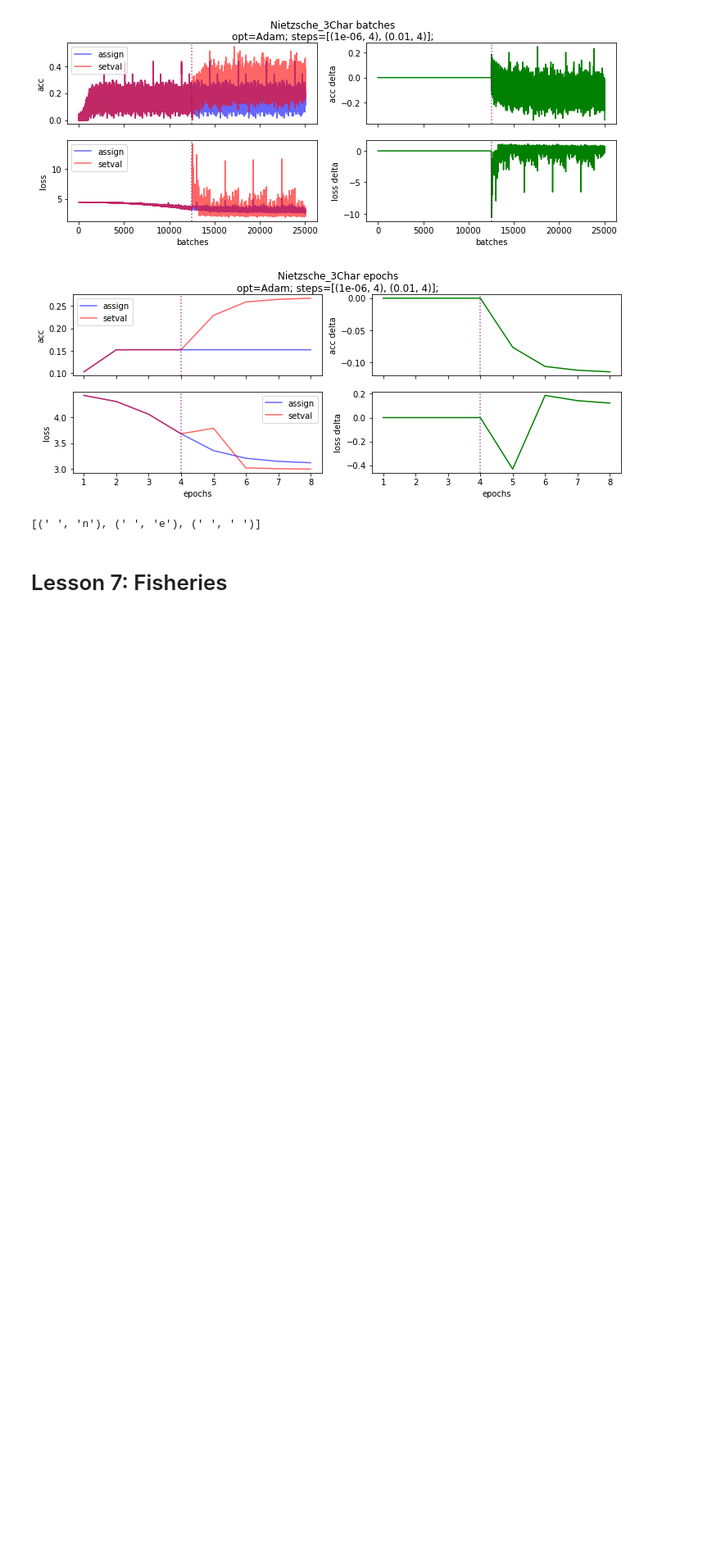
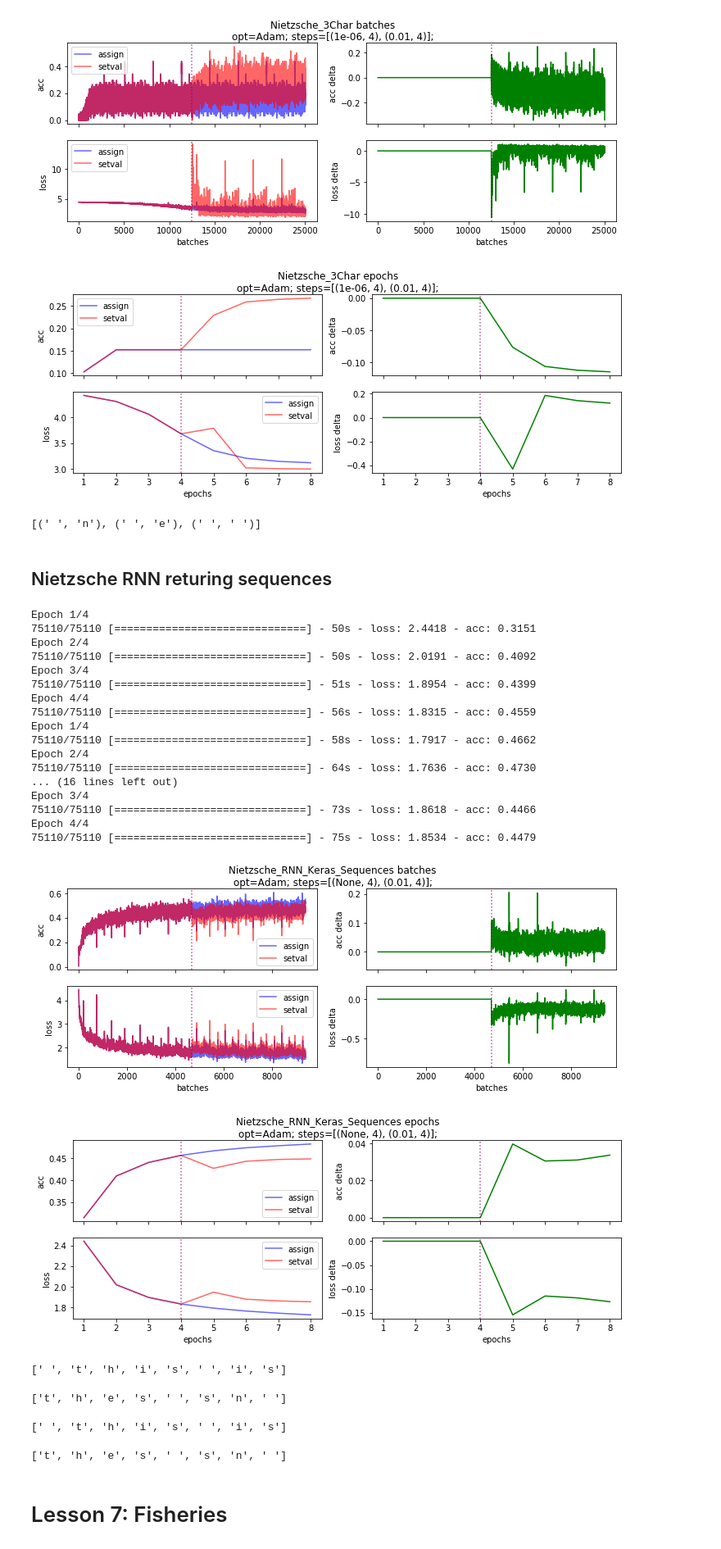
Before and after one commit to appleby/courses, a Jupyter notebook: deeplearning1/nbs/ma-learning-rate-test.ipynb, the cells around one changed output. Shown at 82% size. Drawn from its saved outputs; the diff is of its cells as text; code cells hidden in the pictures; blank space fills up the shorter version.

Commit message:
Add Nietzsche_RNN_Keras_Sequences

```diff
--- a/deeplearning1/nbs/ma-learning-rate-test.ipynb
+++ b/deeplearning1/nbs/ma-learning-rate-test.ipynb
@@ -1050,3 +1049,36 @@ Epoch 4/4
 nietzsche_compare_3char(t.models[0], t.models[1], inputs=['phi', ' th', ' an'])
 # %% [output]
 [(' ', 'n'), (' ', 'e'), (' ', ' ')]
+# %% [markdown]
+## Nietzsche RNN returing sequences
+# %%
+nietzsche_cs = 8
+# %%
+class Nietzsche_RNN_Keras_Sequences(object):
+    @classmethod
+    def getmodel(cls, optimizer=Adam):
+        model = Sequential([
+            Embedding(nietzsche_vocab_size, nietzsche_n_fac, input_length=nietzsche_cs),
+            SimpleRNN(nietzsche_n_hidden, return_sequences=True, activation='relu', inner_init='identity'),
+            TimeDistributed(Dense(nietzsche_vocab_size, activation='softmax')),
+        ])
+        model.compile(optimizer=optimizer(), loss='sparse_categorical_crossentropy', metrics=['accuracy'])
+        return model
+
+    @classmethod
+    def fitmodel(cls, model, **kwargs):
+        cs = nietzsche_cs
+        idx = nietzsche_idx
+
+        c_in_dat = [[idx[i+n] for i in xrange(0, len(idx)-1-cs, cs)]
+                    for n in range(cs)]
+
+        c_out_dat = [[idx[i+n] for i in xrange(1, len(idx)-cs, cs)]
+                     for n in range(cs)]
+
+        xs = [np.stack(c[:-2]) for c in c_in_dat]
+        ys = [np.stack(c[:-2]) for c in c_out_dat]
+        x_rnn=np.stack(xs, axis=1)
+        y_rnn=np.expand_dims(np.stack(ys, axis=1), -1)
+
+        model.fit(x_rnn, y_rnn, **kwargs)
@@ -1053,2 +1092,34 @@ nietzsche_compare_3char(t.models[0], t.models[1], inputs=['phi', ' th', ' an'])
+# %%
+t = LRTester(Nietzsche_RNN_Keras_Sequences).run(steps=[(None, 4), (0.01, 4)]).makefigs()
+# %% [output]
+Epoch 1/4
+75110/75110 [==============================] - 50s - loss: 2.4418 - acc: 0.3151
+Epoch 2/4
+75110/75110 [==============================] - 50s - loss: 2.0191 - acc: 0.4092
+Epoch 3/4
+75110/75110 [==============================] - 51s - loss: 1.8954 - acc: 0.4399
+Epoch 4/4
+75110/75110 [==============================] - 56s - loss: 1.8315 - acc: 0.4559
+Epoch 1/4
+75110/75110 [==============================] - 58s - loss: 1.7917 - acc: 0.4662
+Epoch 2/4
+75110/75110 [==============================] - 64s - loss: 1.7636 - acc: 0.4730
+... (16 lines left out)
+Epoch 3/4
+75110/75110 [==============================] - 73s - loss: 1.8618 - acc: 0.4466
+Epoch 4/4
+75110/75110 [==============================] - 75s - loss: 1.8534 - acc: 0.4479
+[figure, added]
+[figure, added]
+# %%
+nietzsche_get_nexts_keras(t.models[0], ' this is')
+# %% [output]
+[' ', 't', 'h', 'i', 's', ' ', 'i', 's']
+['t', 'h', 'e', 's', ' ', 's', 'n', ' ']
+# %%
+nietzsche_get_nexts_keras(t.models[1], ' this is')
+# %% [output]
+[' ', 't', 'h', 'i', 's', ' ', 'i', 's']
+['t', 'h', 'e', 's', ' ', 's', 'n', ' ']
 # %% [markdown]
 # Lesson 7: Fisheries
```
Also changed, not shown: parts of 4 cells of this notebook.
